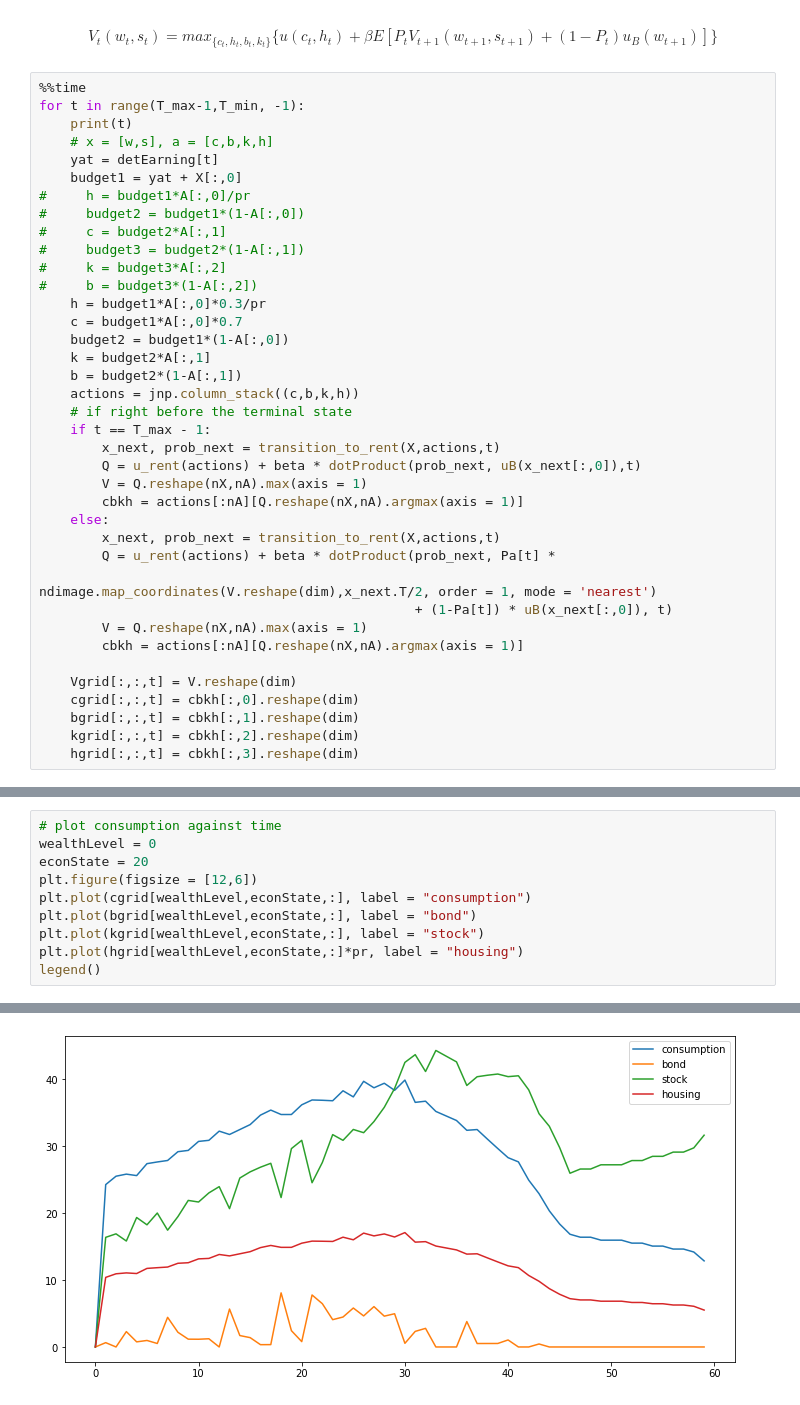
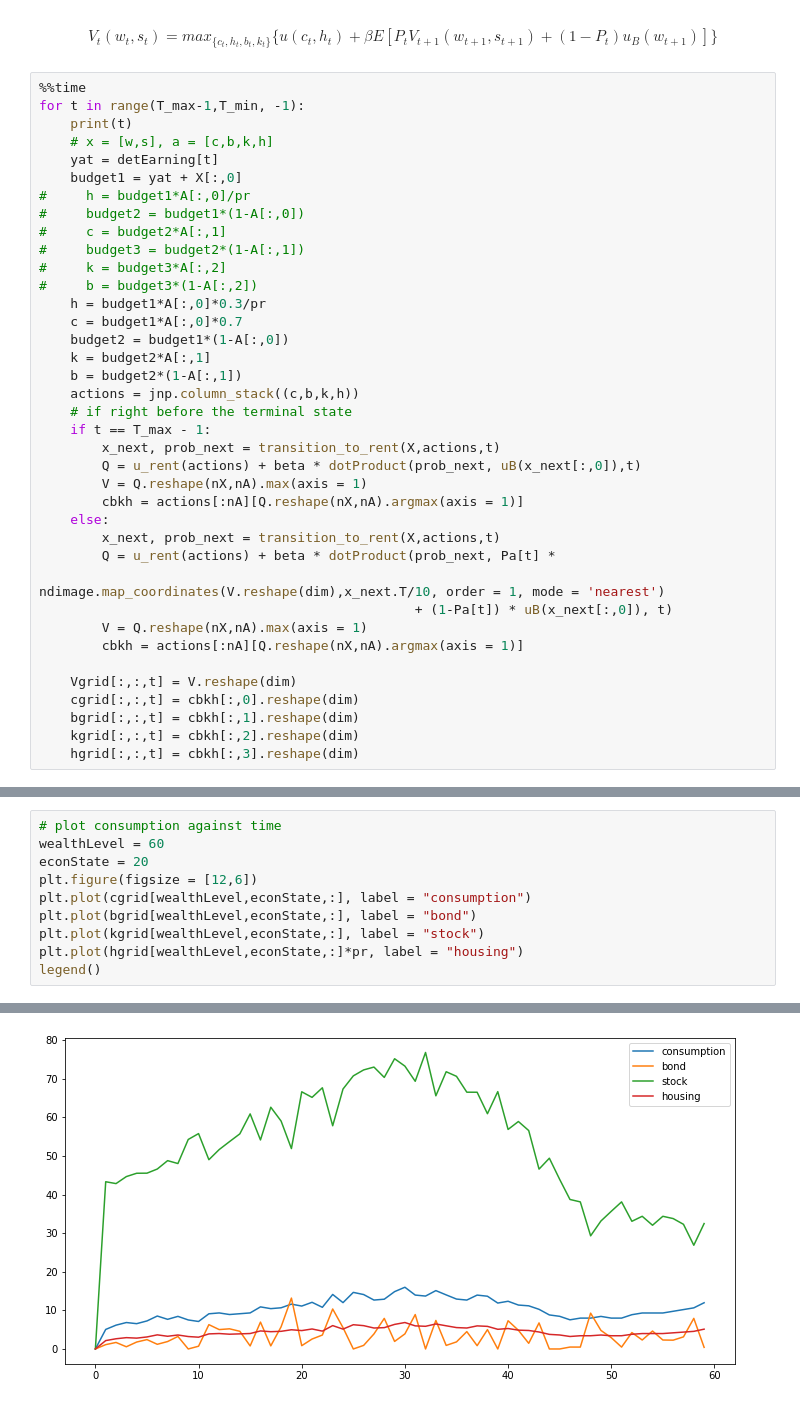
Before and after one commit to dongxulee/VectorizationGPU, a Jupyter notebook: vectorizeAll.ipynb, the cells around one changed output, grey strips where cells are left out. Drawn from its saved outputs; the diff is of its cells as text.

```diff
--- a/vectorizeAll.ipynb
+++ b/vectorizeAll.ipynb
@@ -118,7 +118,7 @@ for t in range(T_max-1,T_min, -1):
     else:
         x_next, prob_next = transition_to_rent(X,actions,t)
         Q = u_rent(actions) + beta * dotProduct(prob_next, Pa[t] *
-                                                ndimage.map_coordinates(V.reshape(dim),x_next.T/2, order = 1, mode = 'nearest')
+                                                ndimage.map_coordinates(V.reshape(dim),x_next.T/10, order = 1, mode = 'nearest')
                                                 + (1-Pa[t]) * uB(x_next[:,0]), t)
         V = Q.reshape(nX,nA).max(axis = 1)
         cbkh = actions[:nA][Q.reshape(nX,nA).argmax(axis = 1)]
@@ -149,13 +149,13 @@ Wall time: 59.6 s
 # %%
 # plot consumption against time
-wealthLevel = 0
+wealthLevel = 60
 econState = 20
 plt.figure(figsize = [12,6])
 plt.plot(cgrid[wealthLevel,econState,:], label = "consumption")
 plt.plot(bgrid[wealthLevel,econState,:], label = "bond")
 plt.plot(kgrid[wealthLevel,econState,:], label = "stock")
 plt.plot(hgrid[wealthLevel,econState,:]*pr, label = "housing")
 legend()
 # %% [output]
 <matplotlib.legend.Legend at 0x...>
-[figure, old version]
+[figure, new version]
```
Also changed, not shown: parts of 3 cells of this notebook, 5 other files.
